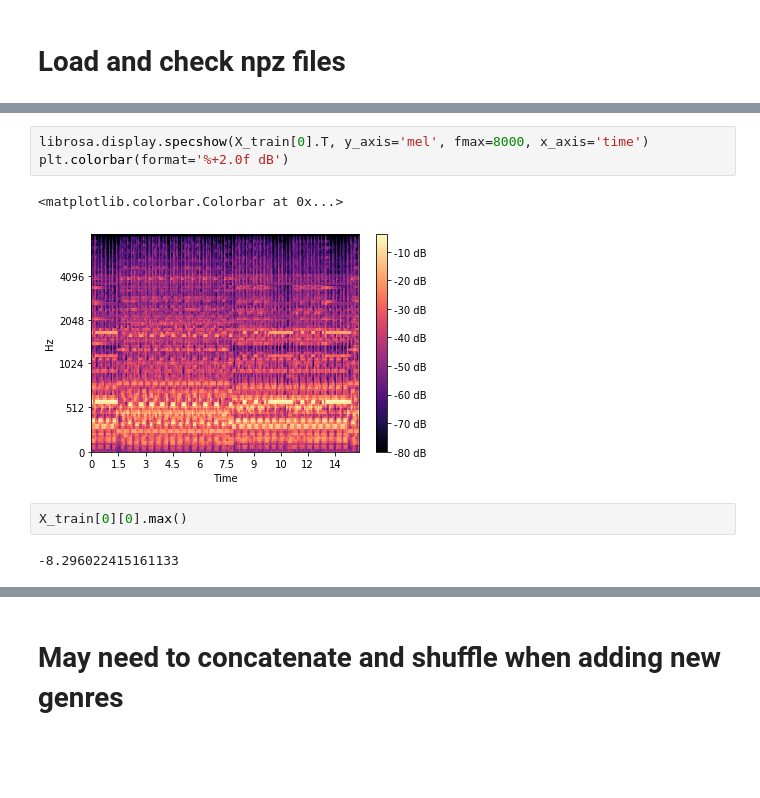
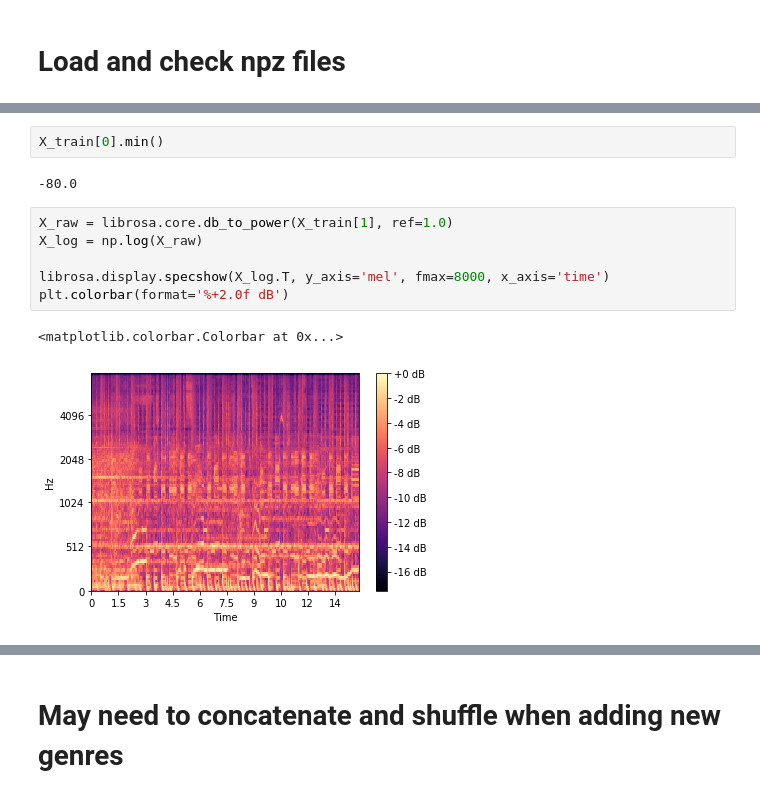
Before and after one commit to anthonybaulo/music-genre-classification, a Jupyter notebook: scrap.ipynb, the cells around one changed output, grey strips where cells are left out. Cells and saved outputs as stored; diff of their text form; blank space fills up the shorter version.

```diff
--- a/scrap.ipynb
+++ b/scrap.ipynb
@@ -30,10 +38,13 @@ print(X_train.shape, y_train.shape)
+# %%
+X_train[0].min()
+# %% [output]
+-80.0
 # %%
-librosa.display.specshow(X_train[0].T, y_axis='mel', fmax=8000, x_axis='time')
+X_raw = librosa.core.db_to_power(X_train[1], ref=1.0)
+X_log = np.log(X_raw)
+
+librosa.display.specshow(X_log.T, y_axis='mel', fmax=8000, x_axis='time')
 plt.colorbar(format='%+2.0f dB')
 # %% [output]
 <matplotlib.colorbar.Colorbar at 0x...>
-[figure, old version]
+[figure, new version]
-# %%
-X_train[0][0].max()
-# %% [output]
--8.296022415161133
```
Also changed, not shown: parts of 5 cells of this notebook, 1 other file.
